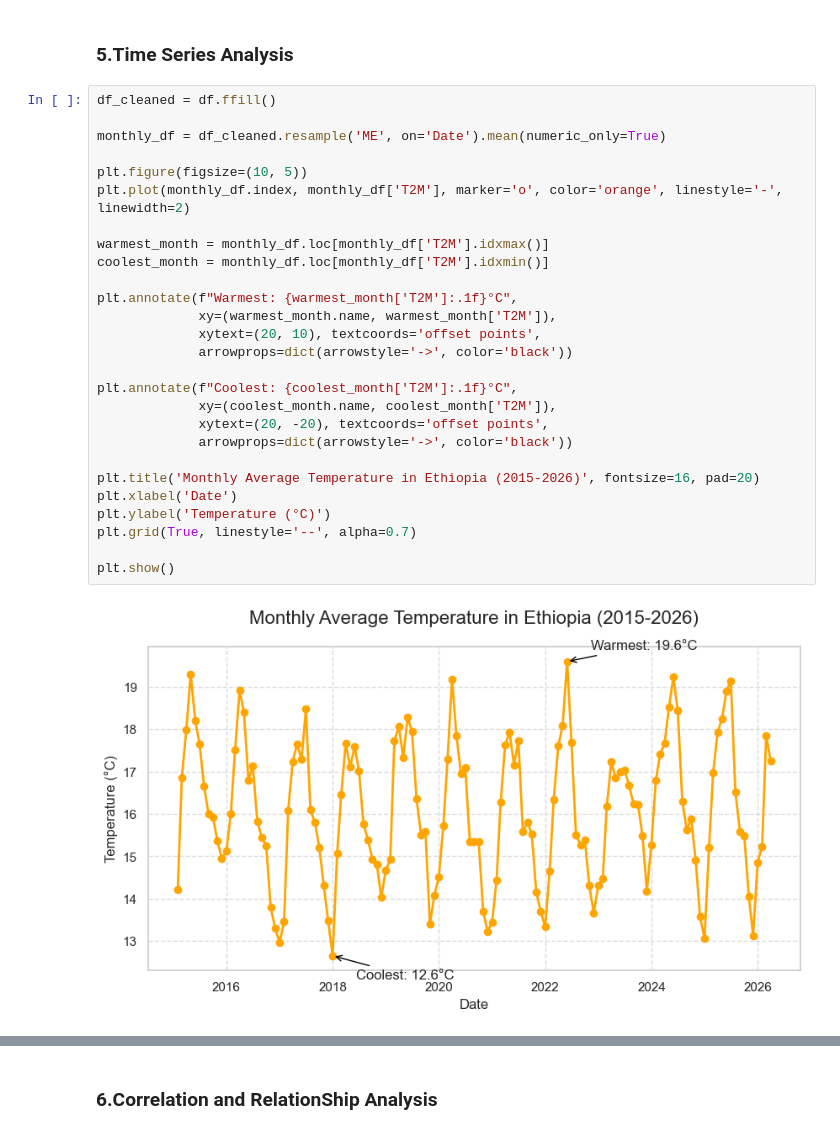
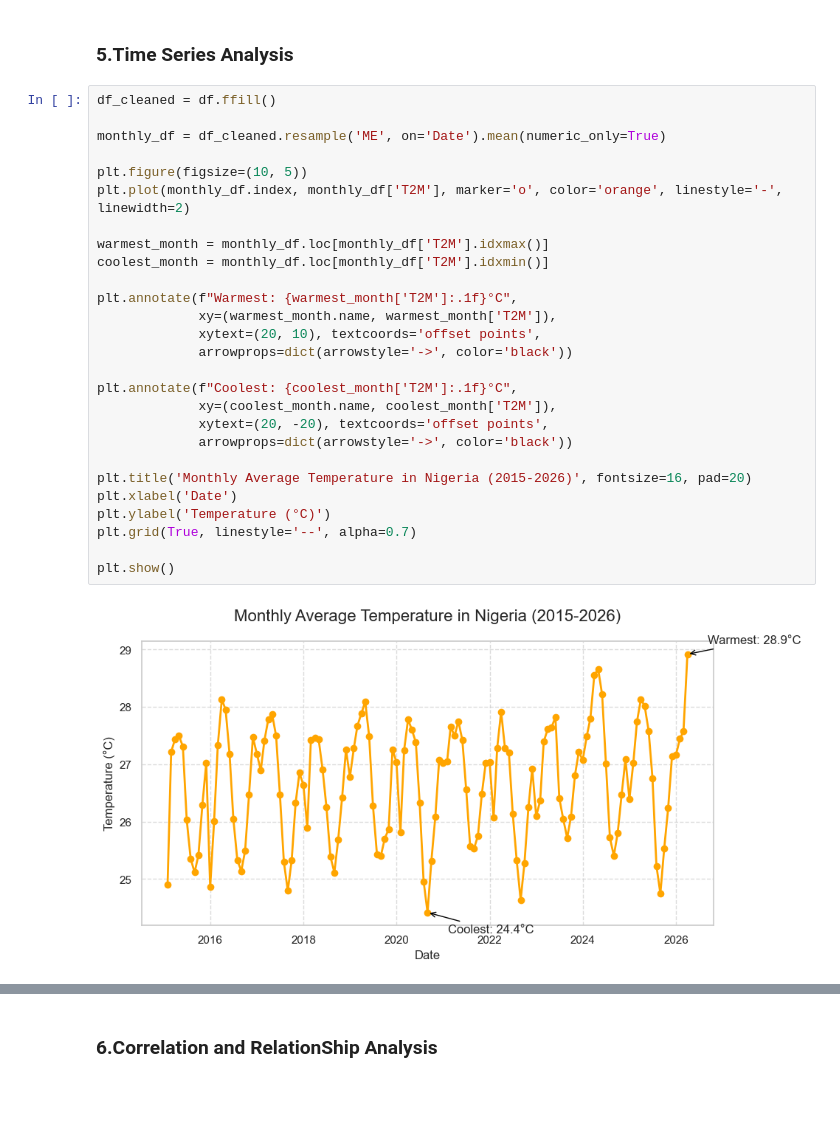
Before and after one commit to SimretAbebe/climate-challenge-week0, a Jupyter notebook: notebooks/nigeria_eda.ipynb, the cells around one changed output, grey strips where cells are left out. Cells and saved outputs as stored; diff of their text form; blank space fills up the shorter version.

Commit message:
docs: finalize time-series analysis and localized interpretation for Nigeria EDA

```diff
--- a/notebooks/nigeria_eda.ipynb
+++ b/notebooks/nigeria_eda.ipynb
@@ -254,30 +254,30 @@ monthly_df.head()
 # %%
 df_cleaned = df.ffill()
 
 monthly_df = df_cleaned.resample('ME', on='Date').mean(numeric_only=True)
 
 plt.figure(figsize=(10, 5))
 plt.plot(monthly_df.index, monthly_df['T2M'], marker='o', color='orange', linestyle='-', linewidth=2)
 
 warmest_month = monthly_df.loc[monthly_df['T2M'].idxmax()]
 coolest_month = monthly_df.loc[monthly_df['T2M'].idxmin()]
 
 plt.annotate(f"Warmest: {warmest_month['T2M']:.1f}°C",
              xy=(warmest_month.name, warmest_month['T2M']),
              xytext=(20, 10), textcoords='offset points',
              arrowprops=dict(arrowstyle='->', color='black'))
 
 plt.annotate(f"Coolest: {coolest_month['T2M']:.1f}°C",
              xy=(coolest_month.name, coolest_month['T2M']),
              xytext=(20, -20), textcoords='offset points',
              arrowprops=dict(arrowstyle='->', color='black'))
 
-plt.title('Monthly Average Temperature in Ethiopia (2015-2026)', fontsize=16, pad=20)
+plt.title('Monthly Average Temperature in Nigeria (2015-2026)', fontsize=16, pad=20)
 plt.xlabel('Date')
 plt.ylabel('Temperature (°C)')
 plt.grid(True, linestyle='--', alpha=0.7)
 
 plt.show()
 # %% [output]
-[figure, old version]
+[figure, new version]
 # %% [markdown]
```
Also changed, not shown: parts of 4 cells of this notebook.
